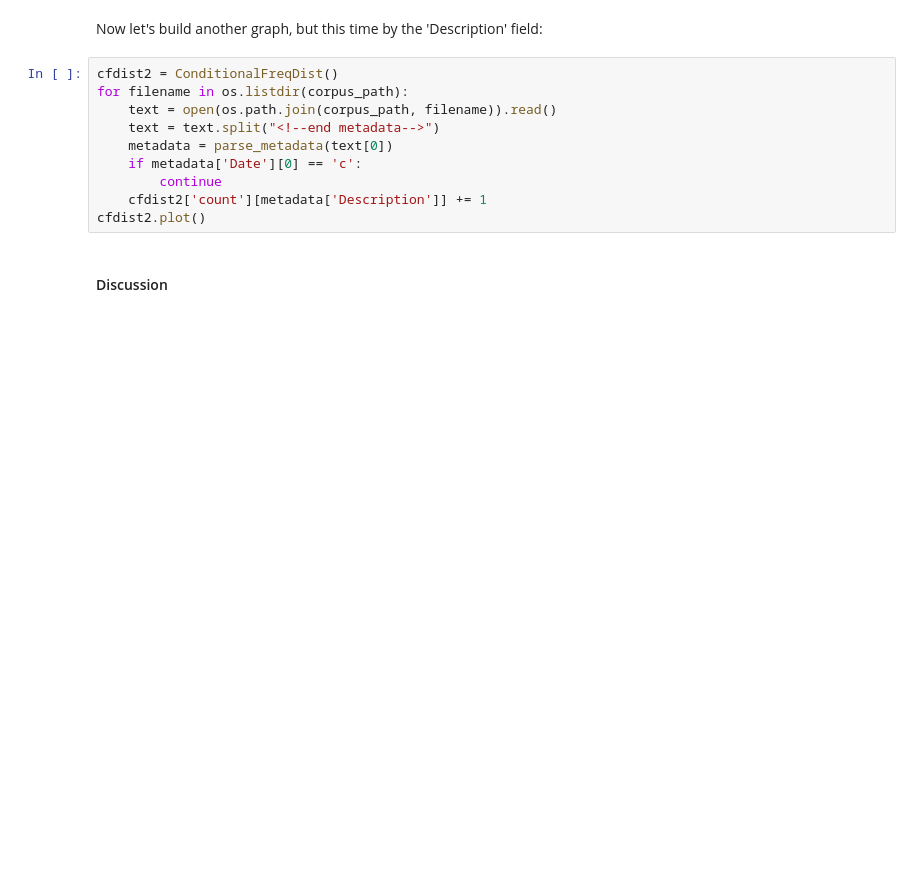
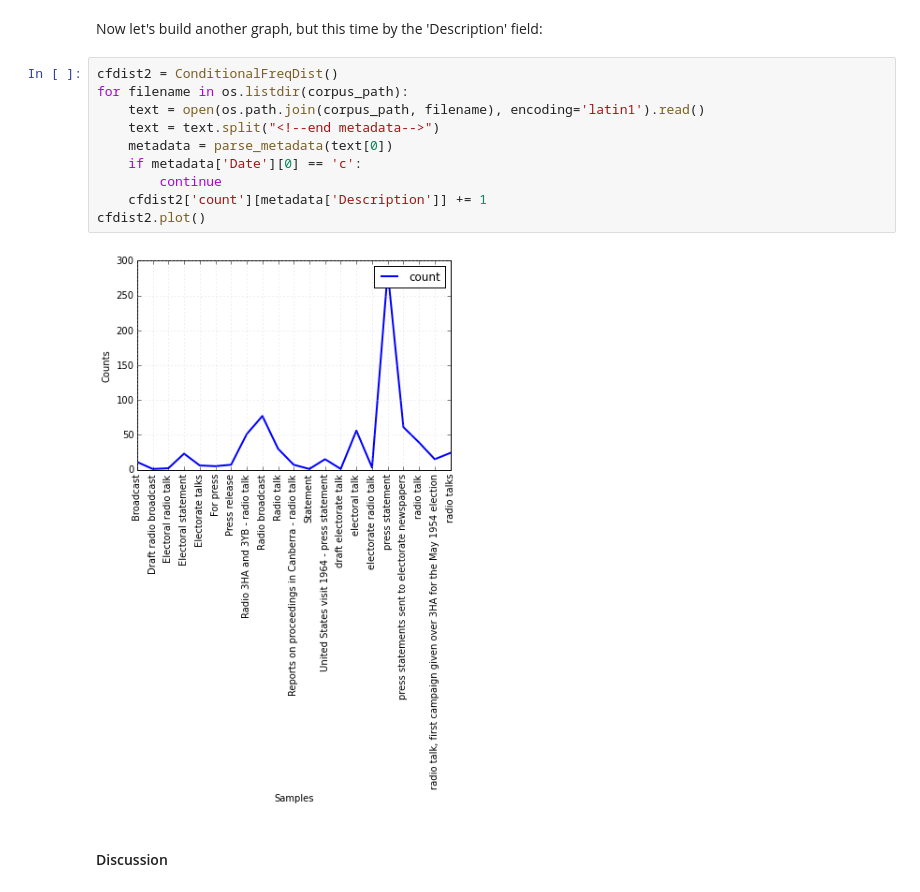
Before and after one commit to cobismith/NLTK-1, a Jupyter notebook: nltk-session-2-updated-Python3.ipynb, the cells around one changed output. Saved outputs shown, nothing was run; the diff lists cells and outputs as text; blank space fills up the shorter version.

```diff
--- a/nltk-session-2-updated-Python3.ipynb
+++ b/nltk-session-2-updated-Python3.ipynb
@@ -310,13 +317,15 @@ Now let's build another graph, but this time by the 'Description' field:
 # %%
 cfdist2 = ConditionalFreqDist()
 for filename in os.listdir(corpus_path):
-    text = open(os.path.join(corpus_path, filename)).read()
+    text = open(os.path.join(corpus_path, filename), encoding='latin1').read()
     text = text.split("<!--end metadata-->")
     metadata = parse_metadata(text[0])
     if metadata['Date'][0] == 'c':
         continue
     cfdist2['count'][metadata['Description']] += 1
 cfdist2.plot()
+# %% [output]
+[figure, added]
 # %% [markdown]
 #### Discussion
 # %% [markdown]
```
Also changed, not shown: parts of 16 cells of this notebook.
